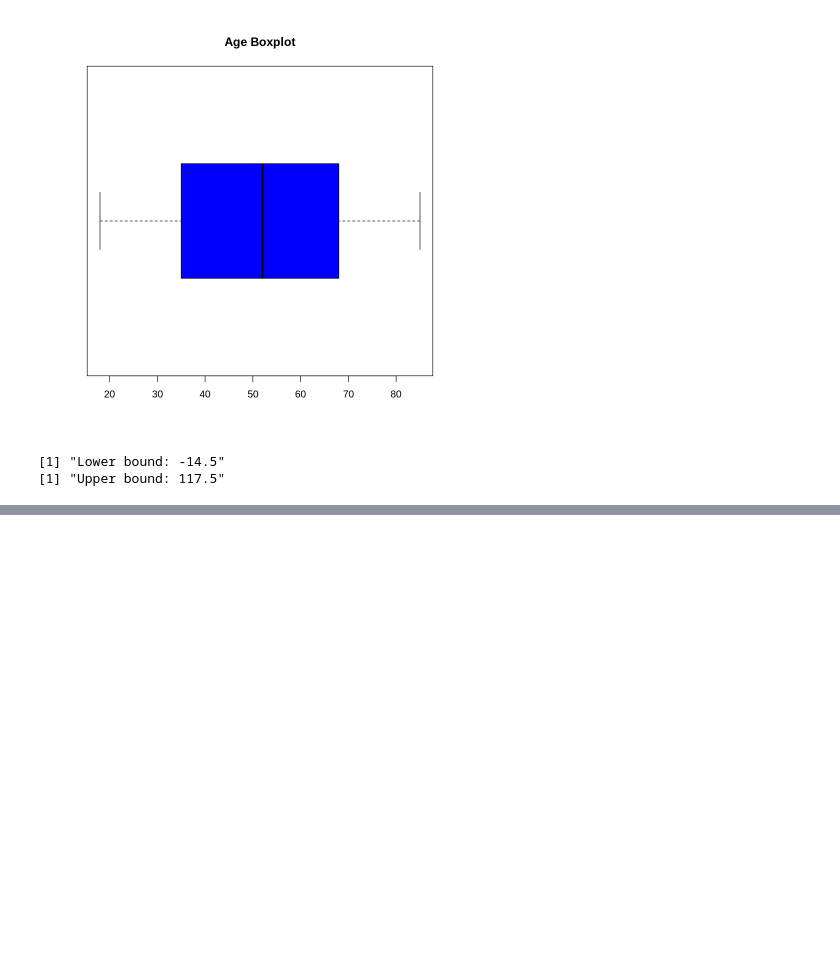
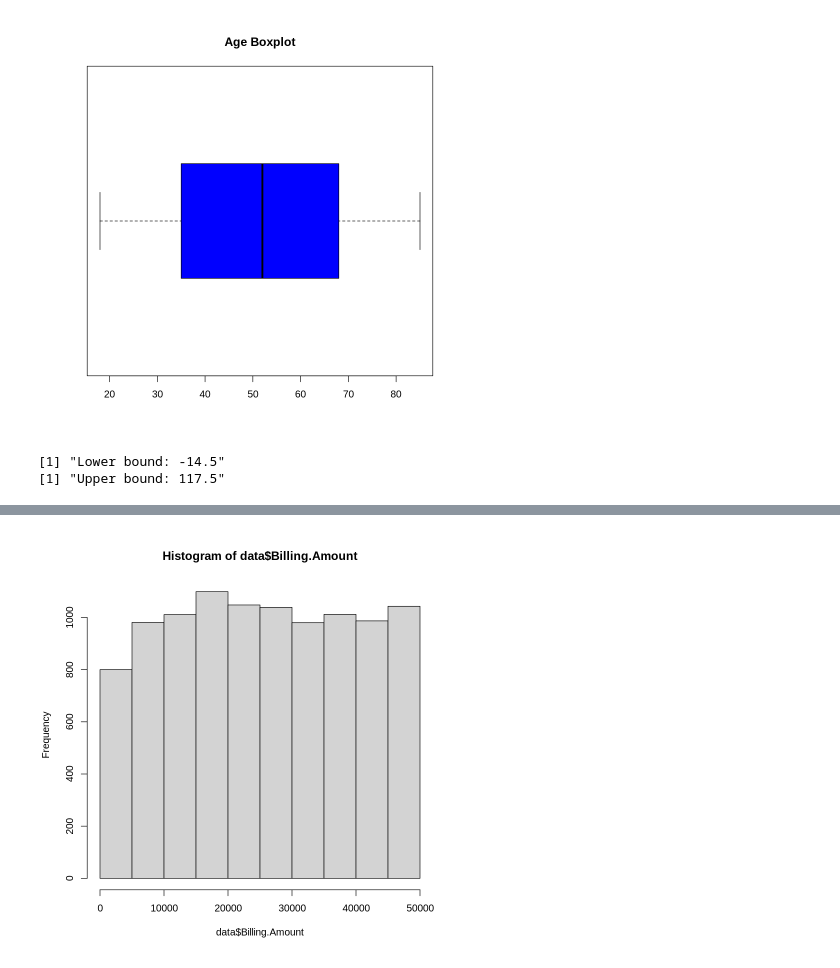
Before and after one commit to osohyun0224/BigData-Final-Project, a Jupyter notebook: MedicalData_Analyze.ipynb, the cells around one changed output, grey strips where cells are left out. Saved outputs shown, nothing was run; the diff lists cells and outputs as text; code cells hidden in the pictures; blank space fills up the shorter version.

```diff
--- a/MedicalData_Analyze.ipynb
+++ b/MedicalData_Analyze.ipynb
@@ -193,0 +229,4 @@ print(paste("Upper bound:", upper_bound))
+# %%
+hist(data$Billing.Amount)
+# %% [output]
+[figure, added]
```
Also changed, not shown: parts of 12 cells of this notebook.
